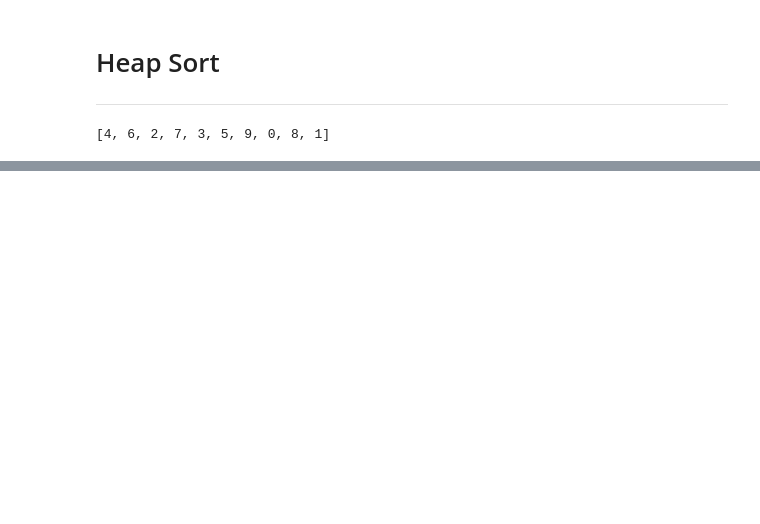
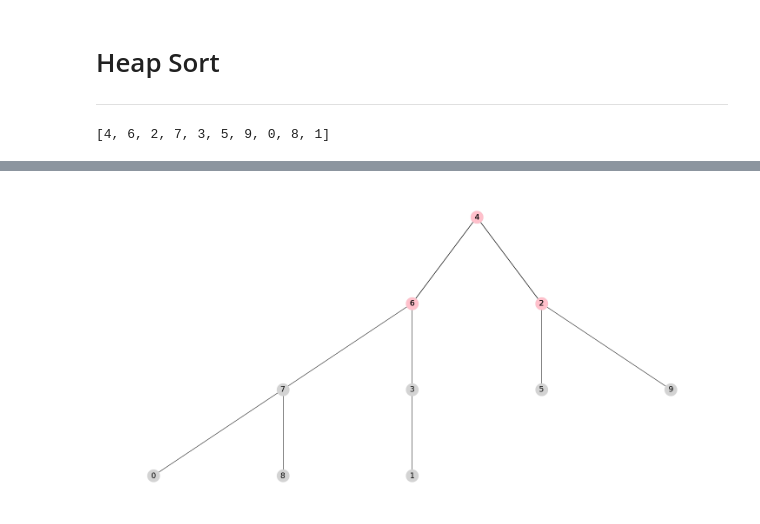
Before and after one commit to ianmcloughlin/jupyter-example, a Jupyter notebook: heapsort.ipynb, the cells around one changed output, grey strips where cells are left out. Drawn from its saved outputs; the diff is of its cells as text; code cells hidden in the pictures; blank space fills up the shorter version.

```diff
--- a/heapsort.ipynb
+++ b/heapsort.ipynb
@@ -45,0 +50,4 @@ dict(zip(T.nodes, L))
+# %%
+drawtree(L, [4,6,2])
+# %% [output]
+[figure, added]
```
Also changed, not shown: parts of 14 cells of this notebook.
